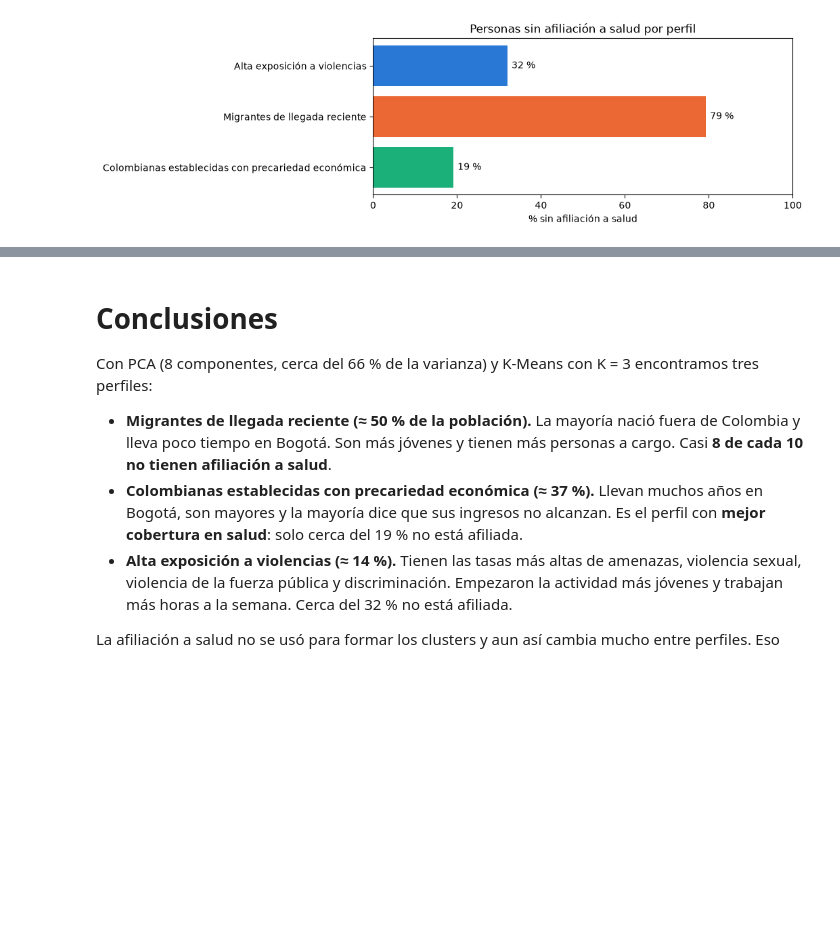
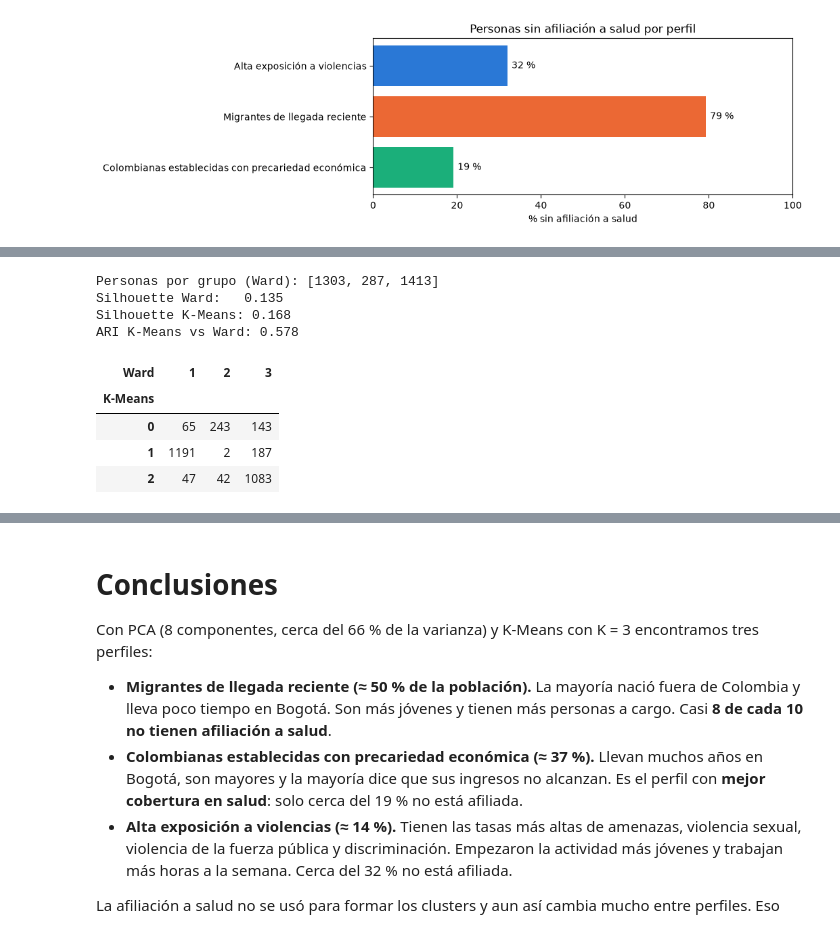
Before and after one commit to lezlynossa-oss/proyecto-integrador-quinto, a Jupyter notebook: Mineria/02_perfiles_vulnerabilidad_kmeans.ipynb, the cells around one changed output, grey strips where cells are left out. Drawn from its saved outputs; the diff is of its cells as text; code cells hidden in the pictures; blank space fills up the shorter version.

```diff
--- a/Mineria/02_perfiles_vulnerabilidad_kmeans.ipynb
+++ b/Mineria/02_perfiles_vulnerabilidad_kmeans.ipynb
@@ -470,0 +498,21 @@ plt.show()
+# %%
+#cortamos el árbol para obtener 3 grupos
+etiquetas_ward = fcluster(arbol, t=3, criterion="maxclust")
+
+print("Personas por grupo (Ward):", pd.Series(etiquetas_ward).value_counts().sort_index().tolist())
+print("Silhouette Ward:   %0.3f" % silhouette_score(datos_pca.values, etiquetas_ward))
+print("Silhouette K-Means: %0.3f" % silhouette_score(datos_pca.values, kmeans.labels_))
+print("ARI K-Means vs Ward: %0.3f" % adjusted_rand_score(kmeans.labels_, etiquetas_ward))
+
+#tabla cruzada: en qué grupo de Ward quedó cada cluster de K-Means
+pd.crosstab(kmeans.labels_, etiquetas_ward, rownames=["K-Means"], colnames=["Ward"])
+# %% [output]
+Personas por grupo (Ward): [1303, 287, 1413]
+Silhouette Ward:   0.135
+Silhouette K-Means: 0.168
+ARI K-Means vs Ward: 0.578
+| Ward | 1 | 2 | 3 |
+| K-Means |  |  |  |
+| 0 | 65 | 243 | 143 |
+| 1 | 1191 | 2 | 187 |
+| 2 | 47 | 42 | 1083 |
```
Also changed, not shown: parts of 4 cells of this notebook.
